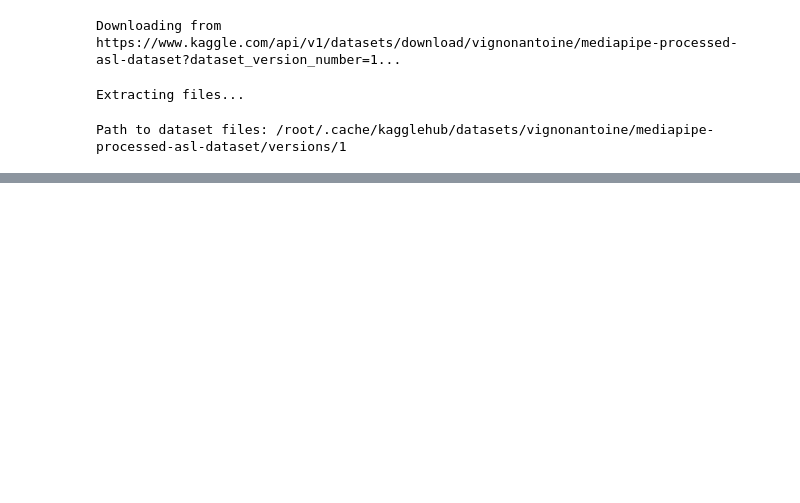
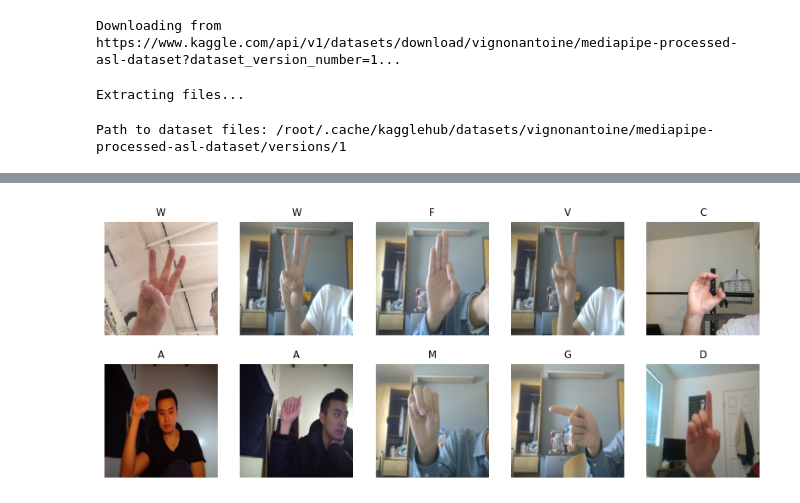
Before and after one commit to nabeharr01/CPS843_TermProject, a Jupyter notebook: ASLTESTER.ipynb, the cells around one changed output, grey strips where cells are left out. Drawn from its saved outputs; the diff is of its cells as text; code cells hidden in the pictures; blank space fills up the shorter version.

```diff
--- a/ASLTESTER.ipynb
+++ b/ASLTESTER.ipynb
@@ -52,0 +96,100 @@ import cv2 as cv
+# %%
+"""Some utility functions for working with the ASL detector dataset/model."""
+
+import pathlib
+
+import cv2
+import matplotlib.pyplot as plt
+import mediapipe as mp
+import numpy as np
+from mediapipe.framework.formats import landmark_pb2
+
+
+def find_images(root: str | pathlib.Path) -> list[pathlib.Path]:
+    """Find all JPG and PNG images under the given root directory."""
+    return list(pathlib.Path(root).glob("**/*.[jpJP][npNP][egEG]*"))
+
+
+def _read_img(filename, resize=(224, 224)):
+    img = cv2.cvtColor(cv2.imread(filename), cv2.COLOR_BGR2RGB)
+    return cv2.resize(img, resize)
+
+
+def plot_image_files(filenames, ncols=5, resize=(224, 224)):
+    img_arrays = [_read_img(str(f), resize) for f in filenames]
+    fig, axarr = _plot_image_array(img_arrays, ncols)
+    for i, filename in enumerate(filenames):
+        axarr[i].set_title(pathlib.Path(filename).parent.name, size="smaller")
+    return fig, axarr
+
+
+def plot_recognizer_predictions(
+    filenames, recognizer, ncols=5, landmarks=True, resize=(224, 224)
+):
+    img_array = [_read_img(str(f), resize) for f in filenames]
+
+    preds = []
+    for arr in img_array:
+        img = mp.Image(image_format=mp.ImageFormat.SRGB, data=np.asarray(arr))
+        result = recognizer.recognize(img)
+        if len(result.gestures) > 0 and len(result.gestures[0]) > 0:
+            preds.append(result.gestures[0][0].category_name or "N/A")
+            if landmarks:
+                draw_hand_landmarks(arr, result.hand_landmarks[0])
+        else:
+            preds.append("empty")
+
+    fig, axarr = _plot_image_array(img_array, ncols)
+    for i, (fname, pred) in enumerate(zip(filenames, preds)):
+        axarr[i].set_title(
+            f"{pred} (True: {pathlib.Path(fname).parent.name})", size="smaller"
+        )
+    return fig, axarr
+
+
+def _plot_image_array(arrays, ncols):
+    nrows = int(np.ceil(len(arrays) / ncols))
+    fig, axarr = plt.subplots(nrows, ncols, figsize=(ncols * 2, nrows * 2))
+    axarr = np.reshape(axarr, (-1,))
+    for ax, img in zip(axarr, arrays):
+        ax.imshow(img)
+        ax.axis("off")
+    return fig, axarr
+
+
+def draw_hand_landmarks(img, landmarks):
+    # slightly modified from here:
+    # https://colab.research.google.com/github/googlesamples/mediapipe/blob/main/examples/gesture_recognizer/python/gesture_recognizer.ipynb
+    proto = landmark_pb2.NormalizedLandmarkList()
+    proto.landmark.extend(  # type: ignore
+        [
+            landmark_pb2.NormalizedLandmark(  # type: ignore
+                x=landmark.x, y=landmark.y, z=landmark.z
+            )
+            for landmark in landmarks
+        ]
+    )
+    connections = mp.solutions.hands.HAND_CONNECTIONS  # type: ignore
+    lm_style = mp.solutions.drawing_styles.get_default_hand_landmarks_style()  # type: ignore
+    c_style = mp.solutions.drawing_styles.get_default_hand_connections_style()  # type: ignore
+    mp.solutions.drawing_utils.draw_landmarks(  # type: ignore
+        img, proto, connections, lm_style, c_style
+    )
+
+
+data_root1 = pathlib.Path("/root/.cache/kagglehub/datasets/signnteam/asl-sign-language-pictures-minus-j-z/versions/1/SigNNTester")
+dataset_train1 = data_root1 / "train"
+trainfiles1 = find_images(dataset_train1)
+
+sample_files1 = np.random.choice(np.asarray(trainfiles1), 10)
+fig1, axarr1 = plot_image_files(sample_files1, ncols=5)
+
+data_root2 = pathlib.Path("/root/.cache/kagglehub/datasets/vignonantoine/mediapipe-processed-asl-dataset/versions/1/")
+dataset_train2 = data_root2 / "processed_combine_asl_dataset"
+none_folder_path = os.path.join(dataset_train2, 'None')
+os.makedirs(none_folder_path, exist_ok=True)
+trainfiles2 = find_images(dataset_train2)
+sample_files2 = np.random.choice(np.asarray(trainfiles2), 10)
+fig2, axarr2 = plot_image_files(sample_files2, ncols=5)
+# %% [output]
+[figure, added]
```
Also changed, not shown: parts of 17 cells of this notebook.
